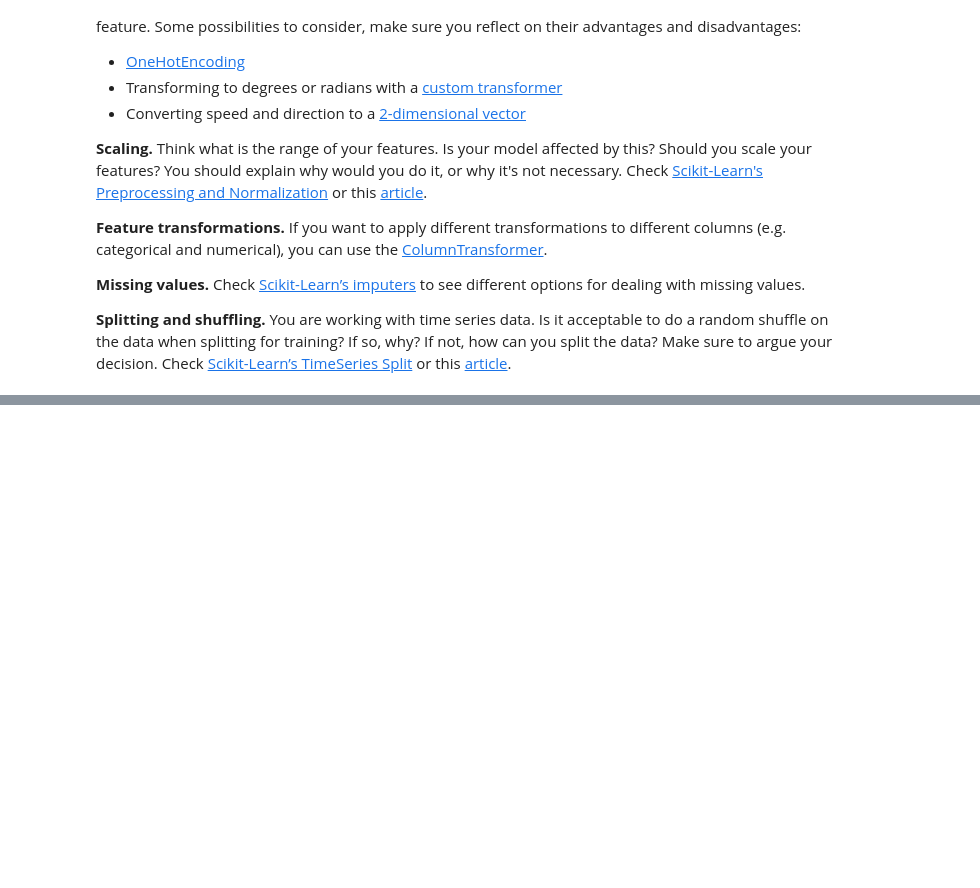
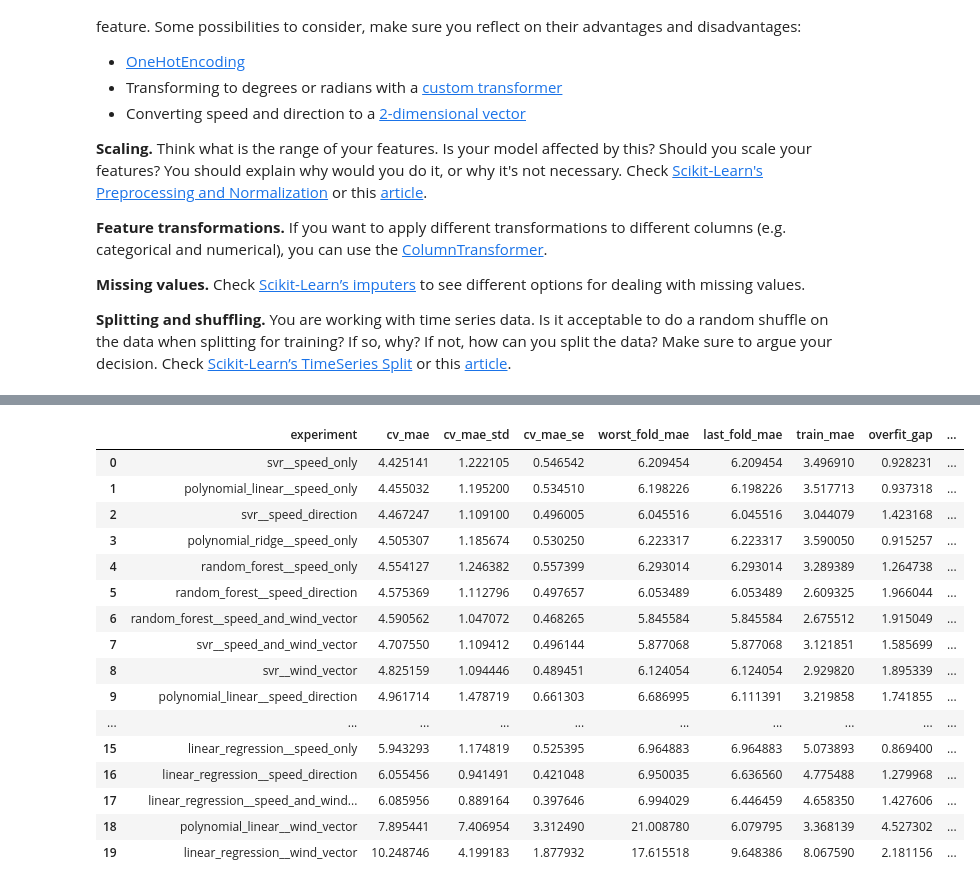
Before and after one commit to ppcharlotte/wind-power-forecasting-mlflow, a Jupyter notebook: exploration.ipynb, the cells around one changed output, grey strips where cells are left out. Drawn from its saved outputs; the diff is of its cells as text; code cells hidden in the pictures; blank space fills up the shorter version.

```diff
--- a/exploration.ipynb
+++ b/exploration.ipynb
@@ -618,7 +684,7 @@ future_df["Source_time"] = pd.to_datetime(future_df["Source_time"], unit="s", ut
 # %% [markdown]
 Then, we can retrieve any saved model and use it to predict on the new data:
 # %%
-model_name = "LinearRegression"
+model_name = "Linear Regression-Resampling"
 model_version = 1
 
 model_uri = f"models:/{model_name}/{model_version}"
@@ -698,0 +867,12 @@ Here are a few resources you can use to inform your design decisions for your ex
+# %%
+from sklearn.model_selection import train_test_split
+
+X = data[["Speed", "Direction"]]
+y = data["Total"]
+
+X_train, X_test, y_train, y_test = train_test_split(
+    X,
+    y,
+    test_size=0.2,
+    shuffle=False,
+)
@@ -698,0 +1105,58 @@ Here are a few resources you can use to inform your design decisions for your ex
+# %%
+cv_summary = []
+
+for name, search in searches.items():
+    i = search.best_index_
+    number_of_splits = search.n_splits_
+
+    fold_mae = np.array([
+        -search.cv_results_[
+            f"split{fold}_test_mae"
+        ][i]
+        for fold in range(number_of_splits)
+    ])
+
+    train_mae = -search.cv_results_[
+        "mean_train_mae"
+    ][i]
+
+    cv_summary.append({
+        "experiment": name,
+        "cv_mae": fold_mae.mean(),
+        "cv_mae_std": fold_mae.std(ddof=1),
+        "cv_mae_se": (
+            fold_mae.std(ddof=1)
+            / np.sqrt(number_of_splits)
+        ),
+        "worst_fold_mae": fold_mae.max(),
+        "last_fold_mae": fold_mae[-1],
+        "train_mae": train_mae,
+        "overfit_gap": fold_mae.mean() - train_mae,
+        "best_params": search.best_params_,
+    })
+
+cv_comparison = (
+    pd.DataFrame(cv_summary)
+    .sort_values("cv_mae")
+    .reset_index(drop=True)
+)
+
+cv_comparison
+# %% [output]
+|  | experiment | cv_mae | cv_mae_std | cv_mae_se | worst_fold_mae | last_fold_mae | train_mae | overfit_gap | ... |
+| 0 | svr__speed_only | 4.425141 | 1.222105 | 0.546542 | 6.209454 | 6.209454 | 3.496910 | 0.928231 | ... |
+| 1 | polynomial_linear__speed_only | 4.455032 | 1.195200 | 0.534510 | 6.198226 | 6.198226 | 3.517713 | 0.937318 | ... |
+| 2 | svr__speed_direction | 4.467247 | 1.109100 | 0.496005 | 6.045516 | 6.045516 | 3.044079 | 1.423168 | ... |
+| 3 | polynomial_ridge__speed_only | 4.505307 | 1.185674 | 0.530250 | 6.223317 | 6.223317 | 3.590050 | 0.915257 | ... |
+| 4 | random_forest__speed_only | 4.554127 | 1.246382 | 0.557399 | 6.293014 | 6.293014 | 3.289389 | 1.264738 | ... |
+| 5 | random_forest__speed_direction | 4.575369 | 1.112796 | 0.497657 | 6.053489 | 6.053489 | 2.609325 | 1.966044 | ... |
+| 6 | random_forest__speed_and_wind_vector | 4.590562 | 1.047072 | 0.468265 | 5.845584 | 5.845584 | 2.675512 | 1.915049 | ... |
+| 7 | svr__speed_and_wind_vector | 4.707550 | 1.109412 | 0.496144 | 5.877068 | 5.877068 | 3.121851 | 1.585699 | ... |
+| 8 | svr__wind_vector | 4.825159 | 1.094446 | 0.489451 | 6.124054 | 6.124054 | 2.929820 | 1.895339 | ... |
+| 9 | polynomial_linear__speed_direction | 4.961714 | 1.478719 | 0.661303 | 6.686995 | 6.111391 | 3.219858 | 1.741855 | ... |
+| ... | ... | ... | ... | ... | ... | ... | ... | ... | ... |
+| 15 | linear_regression__speed_only | 5.943293 | 1.174819 | 0.525395 | 6.964883 | 6.964883 | 5.073893 | 0.869400 | ... |
+| 16 | linear_regression__speed_direction | 6.055456 | 0.941491 | 0.421048 | 6.950035 | 6.636560 | 4.775488 | 1.279968 | ... |
+| 17 | linear_regression__speed_and_wind... | 6.085956 | 0.889164 | 0.397646 | 6.994029 | 6.446459 | 4.658350 | 1.427606 | ... |
+| 18 | polynomial_linear__wind_vector | 7.895441 | 7.406954 | 3.312490 | 21.008780 | 6.079795 | 3.368139 | 4.527302 | ... |
+| 19 | linear_regression__wind_vector | 10.248746 | 4.199183 | 1.877932 | 17.615518 | 9.648386 | 8.067590 | 2.181156 | ... |
```
Also changed, not shown: parts of 29 cells of this notebook, 16 other files.
